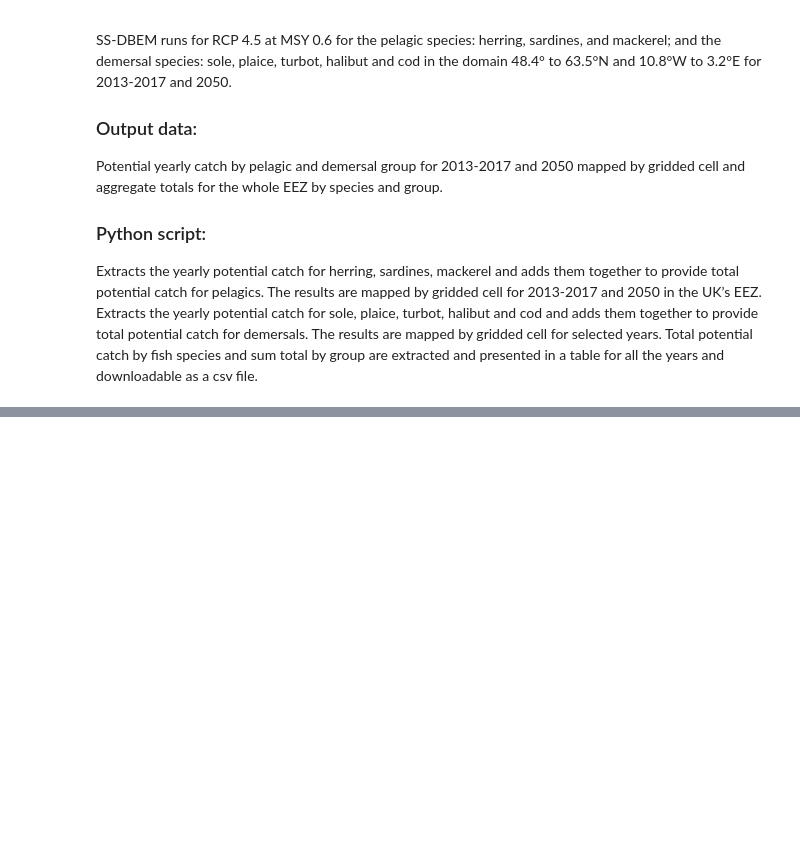
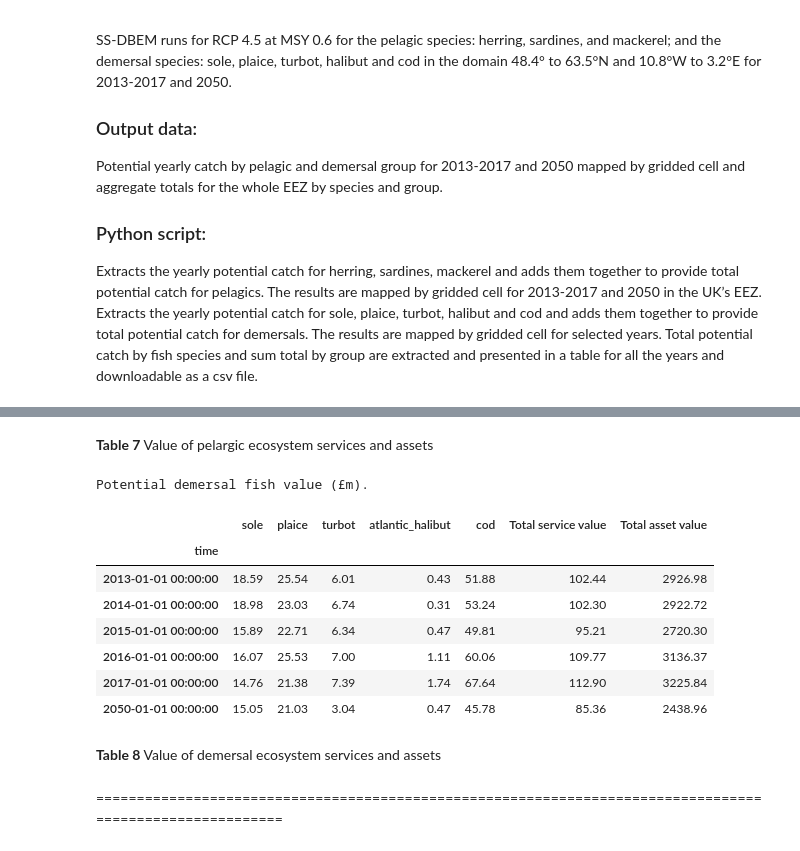
Before and after one commit to pmlrsg/c3smcf, a Jupyter notebook: notebooks/04_Use-Case-Natural-Capital-Accounting.ipynb, the cells around one changed output, grey strips where cells are left out. Cells and saved outputs as stored; diff of their text form; code cells hidden in the pictures; blank space fills up the shorter version.

```diff
--- a/notebooks/04_Use-Case-Natural-Capital-Accounting.ipynb
+++ b/notebooks/04_Use-Case-Natural-Capital-Accounting.ipynb
@@ -317,3 +342,23 @@ where $V_{t}$ = asset value at time t, P is price, Q is quantity and r is the di
 
 ## Reference
 MMO 2018. UK Sea Fisheries Statistics 2017. Available from https://www.gov.uk/government/statistics/uk-sea-fisheries-annual-statistics-report-2017. Accessed 02/07/19.
+# %%
+fish_conversion_factors = {'herring':0.0001518,
+                           'sardine':0.0000068,
+                           'mackerel':0.0023453,
+                           'sole':0.0003076,
+                           'plaice':0.0001649,
+                           'turbot':0.0000590,
+                           'atlantic_halibut':0.0096154,
+                           'cod':0.0013669}
+
+fish_price_factors = {'herring':407.37,
+                           'sardine':312.82,
+                           'mackerel':817.78,
+                           'sole':8188.73,
+                           'plaice':1203.13,
+                           'turbot':8020.80,
+                           'atlantic_halibut':8463.18,
+                           'cod':1759.96}
+
+discount = 0.035
@@ -319,0 +466,6 @@ MMO 2018. UK Sea Fisheries Statistics 2017. Available from https://www.gov.uk/go
+# %%
+pelagic_species_value = pd.DataFrame()
+for species in pelagic:
+    pelagic_species_value[species] = pelagic_species_landings[species] * fish_price_factors[species]
+pelagic_species_value['Total service value'] = pelagic_species_value.sum(axis=1)
+pelagic_species_value['Total asset value'] = pelagic_species_value['Total service value'] / discount
@@ -319,0 +486,26 @@ MMO 2018. UK Sea Fisheries Statistics 2017. Available from https://www.gov.uk/go
+# %% [markdown]
+**Table 7** Value of pelargic ecosystem services and assets
+# %%
+demersal_species_value = pd.DataFrame()
+for species in demersal:
+    demersal_species_value[species] = demersal_species_landings[species] * fish_price_factors[species]
+demersal_species_value['Total service value'] = demersal_species_value.sum(axis=1)
+demersal_species_value['Total asset value'] = demersal_species_value['Total service value'] / discount
+# %%
+(demersal_species_value/1000000).style.\
+  set_caption('Potential demersal fish value (£m).').\
+  format("{:0.2f}")
+# %% [output]
+Potential demersal fish value (£m).
+|  | sole | plaice | turbot | atlantic_halibut | cod | Total service value | Total asset value |
+| time |  |  |  |  |  |  |  |
+| 2013-01-01 00:00:00 | 18.59 | 25.54 | 6.01 | 0.43 | 51.88 | 102.44 | 2926.98 |
+| 2014-01-01 00:00:00 | 18.98 | 23.03 | 6.74 | 0.31 | 53.24 | 102.30 | 2922.72 |
+| 2015-01-01 00:00:00 | 15.89 | 22.71 | 6.34 | 0.47 | 49.81 | 95.21 | 2720.30 |
+| 2016-01-01 00:00:00 | 16.07 | 25.53 | 7.00 | 1.11 | 60.06 | 109.77 | 3136.37 |
+| 2017-01-01 00:00:00 | 14.76 | 21.38 | 7.39 | 1.74 | 67.64 | 112.90 | 3225.84 |
+| 2050-01-01 00:00:00 | 15.05 | 21.03 | 3.04 | 0.47 | 45.78 | 85.36 | 2438.96 |
+# %% [markdown]
+**Table 8** Value of demersal ecosystem services and assets
+# %% [markdown]
+=========================================================================================================
```
Also changed, not shown: parts of 43 cells of this notebook.
